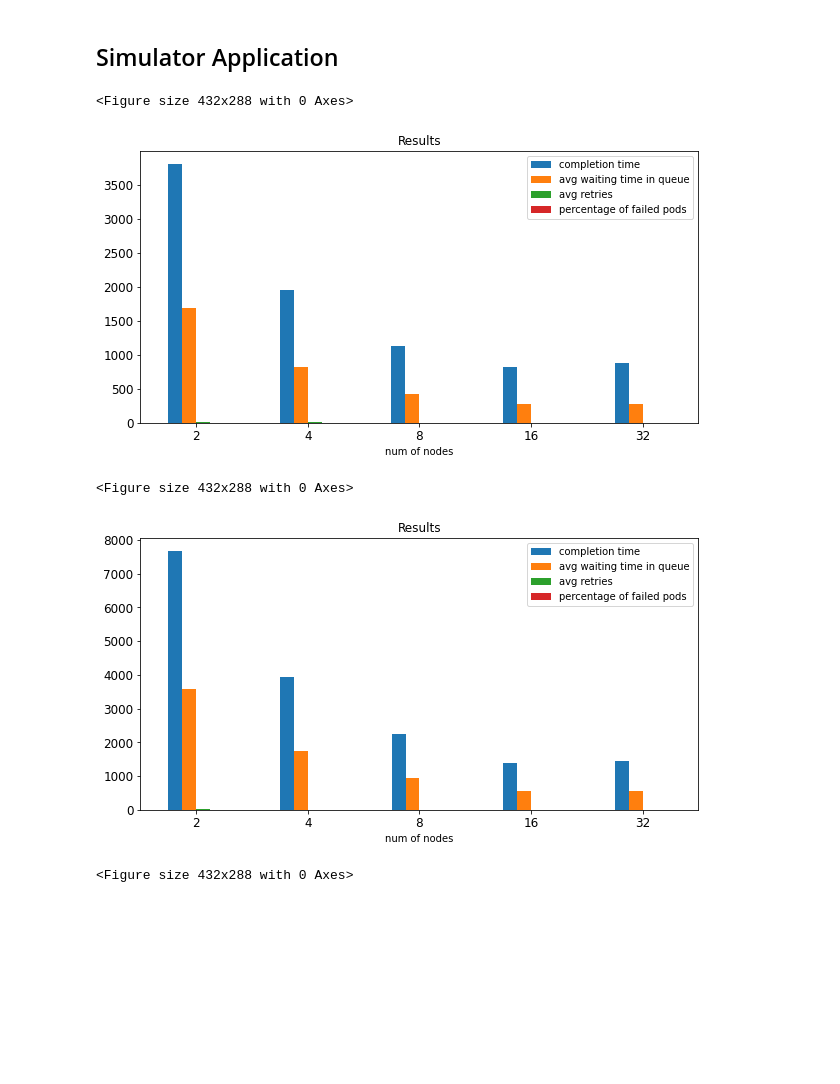
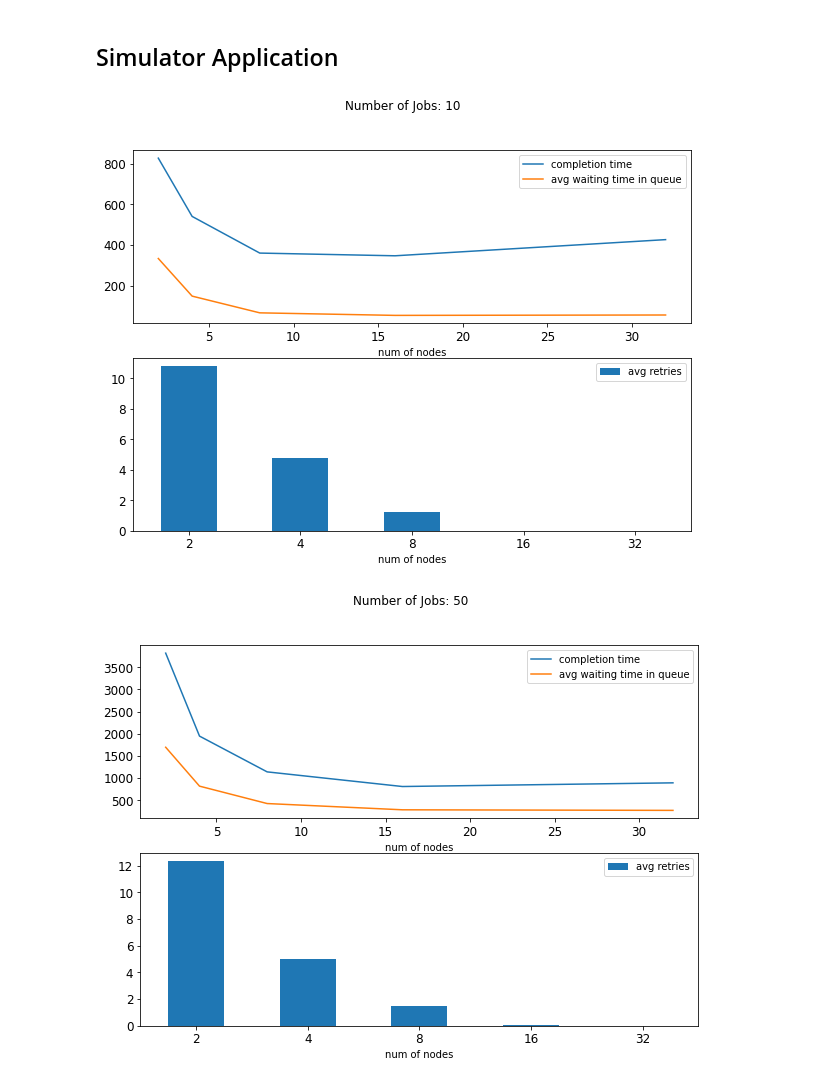
Before and after one commit to u-shahzad/ksimul8, a Jupyter notebook: notebooks/k8s_scheduler_sim.ipynb, the cells around one changed output. Saved outputs shown, nothing was run; the diff lists cells and outputs as text; code cells hidden in the pictures; blank space fills up the shorter version.

```diff
--- a/notebooks/k8s_scheduler_sim.ipynb
+++ b/notebooks/k8s_scheduler_sim.ipynb
@@ -928,7 +928,7 @@ def main():
     avg_retries = []
     perc_failed_pods = []
 
-    for jobs in [50, 100, len(pd.read_csv('src/jobs.csv'))]:
+    for jobs in [10, 50, 100, len(pd.read_csv('src/jobs.csv'))]:
         for num_node in [2, 4, 8, 16, 32]:
             for filename in glob.glob('src/*.yaml'):
                 with open(os.path.join(os.getcwd(), filename), 'r') as stream:
@@ -1040,38 +1040,43 @@ def main():
             _NODES.clear()
             _PODS.clear()
             index.clear()
             pd_pods.clear()
             pd_status.clear()
 
     data = {
              "num of nodes": num_of_nodes,
              "num of jobs": num_of_jobs,
              "completion time": completion_time,
              "avg waiting time in queue": avg_wait_time,
              "avg retries": avg_retries,
              "percentage of failed pods": perc_failed_pods
             }
     information = pd.DataFrame(data)
 
     information.to_csv('results.csv', index=False)
     console.save_html("demo.html")  # save the results in a demo HTML file
 
     start_index = 0
     end_index = 5
-    for i in range(3):
+    for jobs in [10, 50, 100, len(pd.read_csv('src/jobs.csv'))]:
         df = information.iloc[start_index:end_index]
         df = df.drop(columns=['num of jobs'])
-        plt.figure();
-        df.set_index('num of nodes').plot.bar(rot=0, title='Results', figsize=(10,5), fontsize=12);
+
+        fig, axes = plt.subplots(nrows=2, ncols=1)
+        fig.suptitle('Number of Jobs: {}'.format(jobs))
+
+        df_1 = df[["num of nodes","completion time", "avg waiting time in queue"]]
+        df_AR = df[["num of nodes","avg retries"]]
+
+        df_1.set_index('num of nodes').plot(ax=axes[0], rot=0, figsize=(10,7), fontsize=12);
+        df_AR.set_index('num of nodes').plot.bar(ax=axes[1], rot=0, figsize=(10,7), fontsize=12);
+
         start_index += 5
         end_index += 5
 
 
 if __name__ == "__main__":
     main()
 # %% [output]
-<Figure size 432x288 with 0 Axes>
-[figure, old version]
+[figure, new version]
-<Figure size 432x288 with 0 Axes>
-[figure, old version]
+[figure, new version]
-<Figure size 432x288 with 0 Axes>
```
Also changed, not shown: parts of 1 cell of this notebook, 5 other files.
